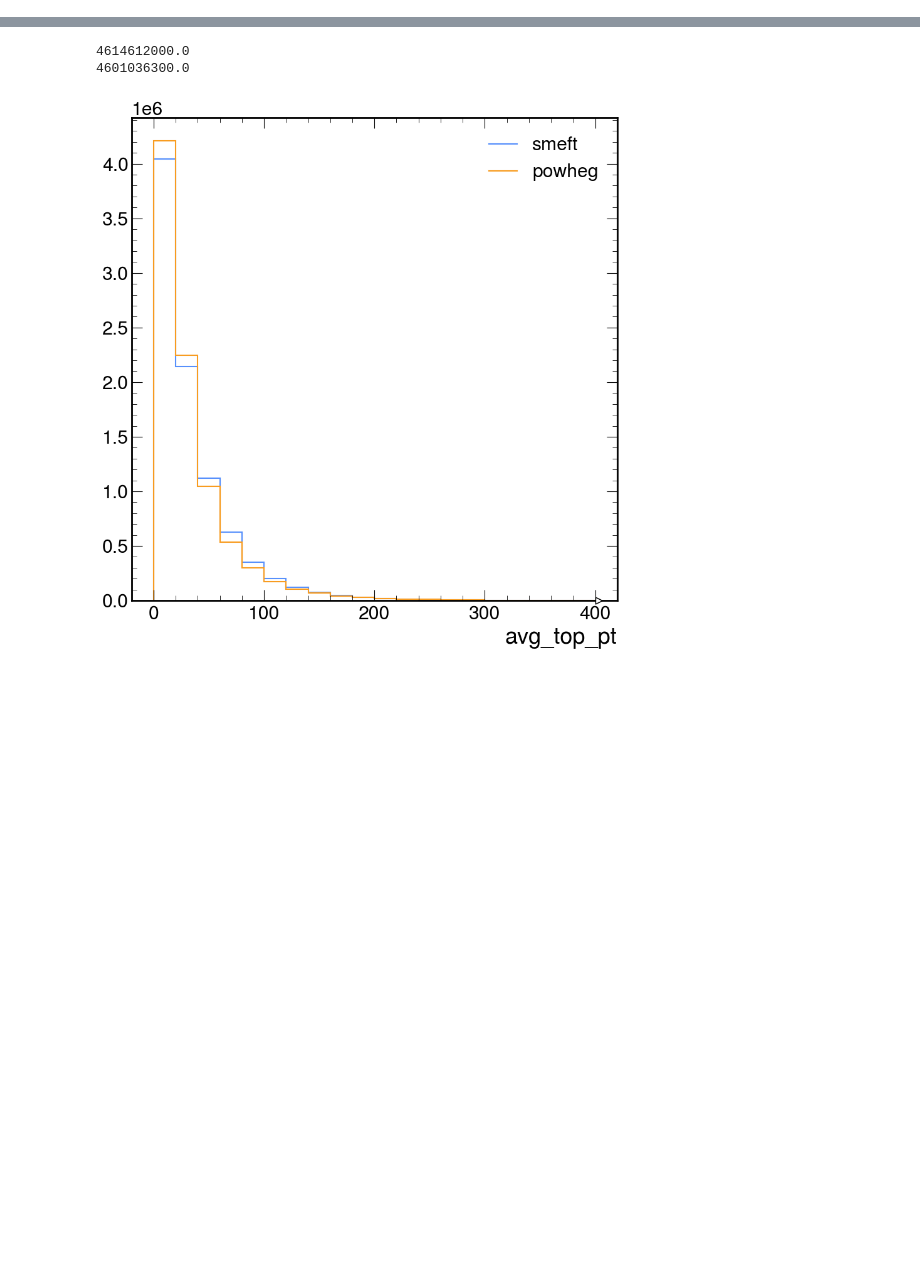
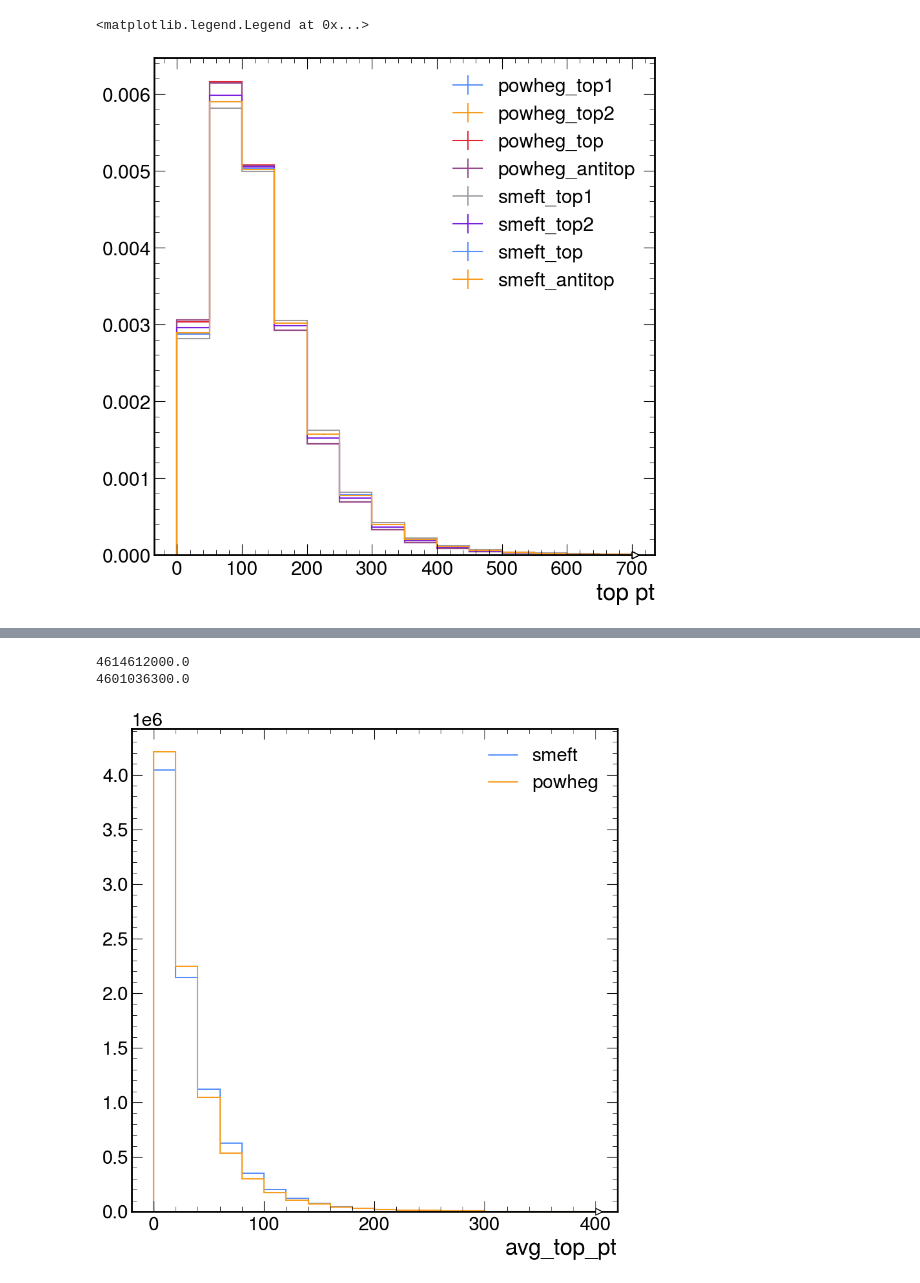
Before and after one commit to hannahbnelson/dctr-ttbar, a Jupyter notebook: analysis/plot_inputs.ipynb, the cells around one changed output, grey strips where cells are left out. Drawn from its saved outputs; the diff is of its cells as text; code cells hidden in the pictures; blank space fills up the shorter version.

```diff
--- a/analysis/plot_inputs.ipynb
+++ b/analysis/plot_inputs.ipynb
@@ -13,0 +67,22 @@ import matplotlib as mpl
+# %%
+hep.style.use("CMS")
+fig, ax = plt.subplots()
+# h_smeft = smeft_hists['avg_top_pt'][{'process':'TT01j2l_SM'}]
+# h_powheg = powheg_hists['avg_top_pt'][{'process':'TTTo2L2Nu_powheg'}]
+# hep.histplot(smeft_hists['avg_top_pt'][{'process':'TT01j2l_SM'}], density=True, label='smeft')
+hep.histplot(powheg_hists['top1_pt'][{'process':'TTTo2L2Nu_powheg'}], density=True, label='powheg_top1')
+hep.histplot(powheg_hists['top2_pt'][{'process':'TTTo2L2Nu_powheg'}], density=True, label='powheg_top2')
+hep.histplot(powheg_hists['top_pt'][{'process':'TTTo2L2Nu_powheg'}], density=True, label='powheg_top')
+hep.histplot(powheg_hists['antitop_pt'][{'process':'TTTo2L2Nu_powheg'}], density=True, label='powheg_antitop')
+
+hep.histplot(smeft_hists['top1_pt'][{'process':'TT01j2l_SM'}], density=True, label='smeft_top1')
+hep.histplot(smeft_hists['top2_pt'][{'process':'TT01j2l_SM'}], density=True, label='smeft_top2')
+hep.histplot(smeft_hists['top_pt'][{'process':'TT01j2l_SM'}], density=True, label='smeft_top')
+hep.histplot(smeft_hists['antitop_pt'][{'process':'TT01j2l_SM'}], density=True, label='smeft_antitop')
+
+ax.set_xlabel("top pt")
+
+ax.legend()
+# %% [output]
+<matplotlib.legend.Legend at 0x...>
+[figure, added]
```
Also changed, not shown: parts of 10 cells of this notebook, 23 other files.
